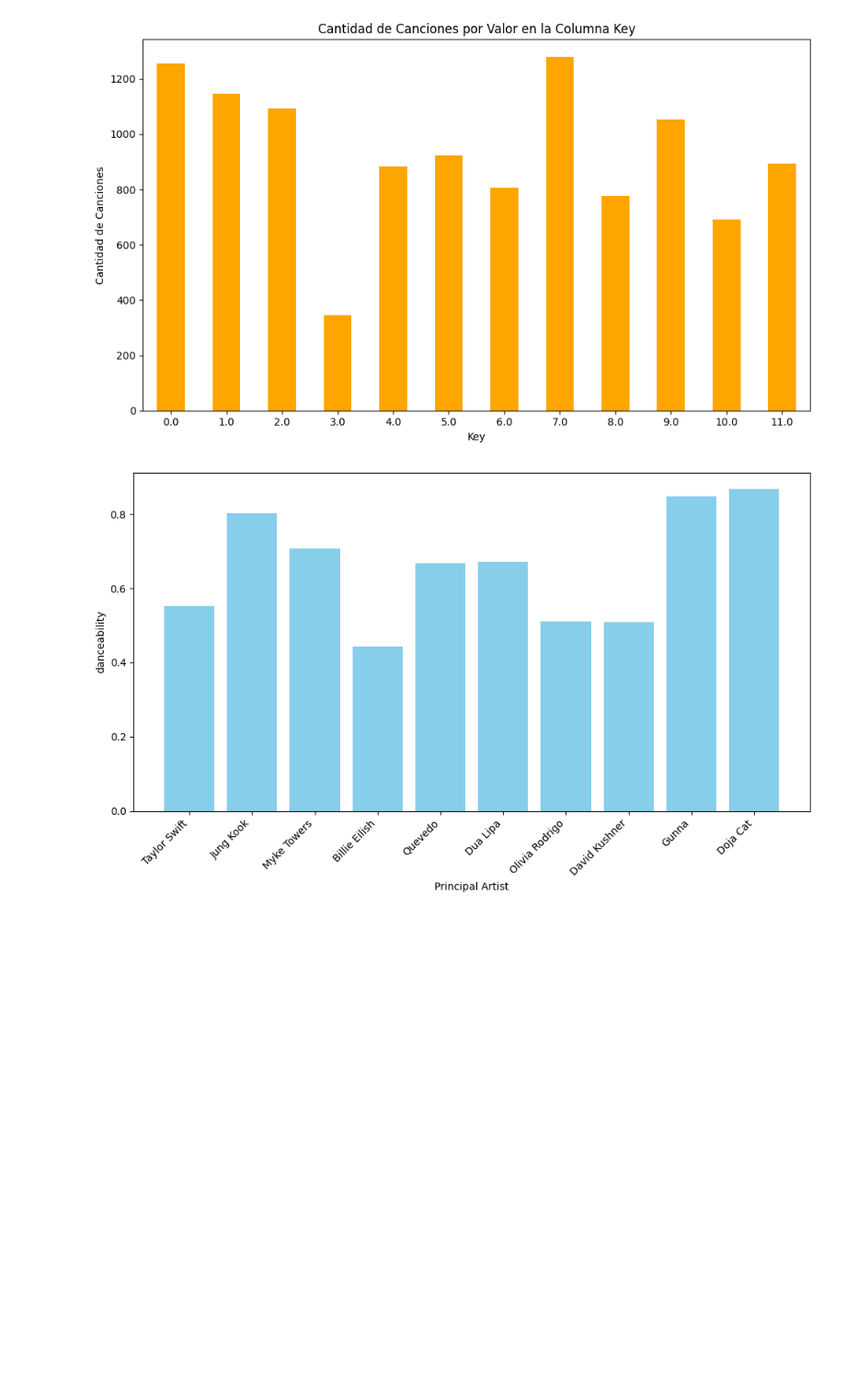
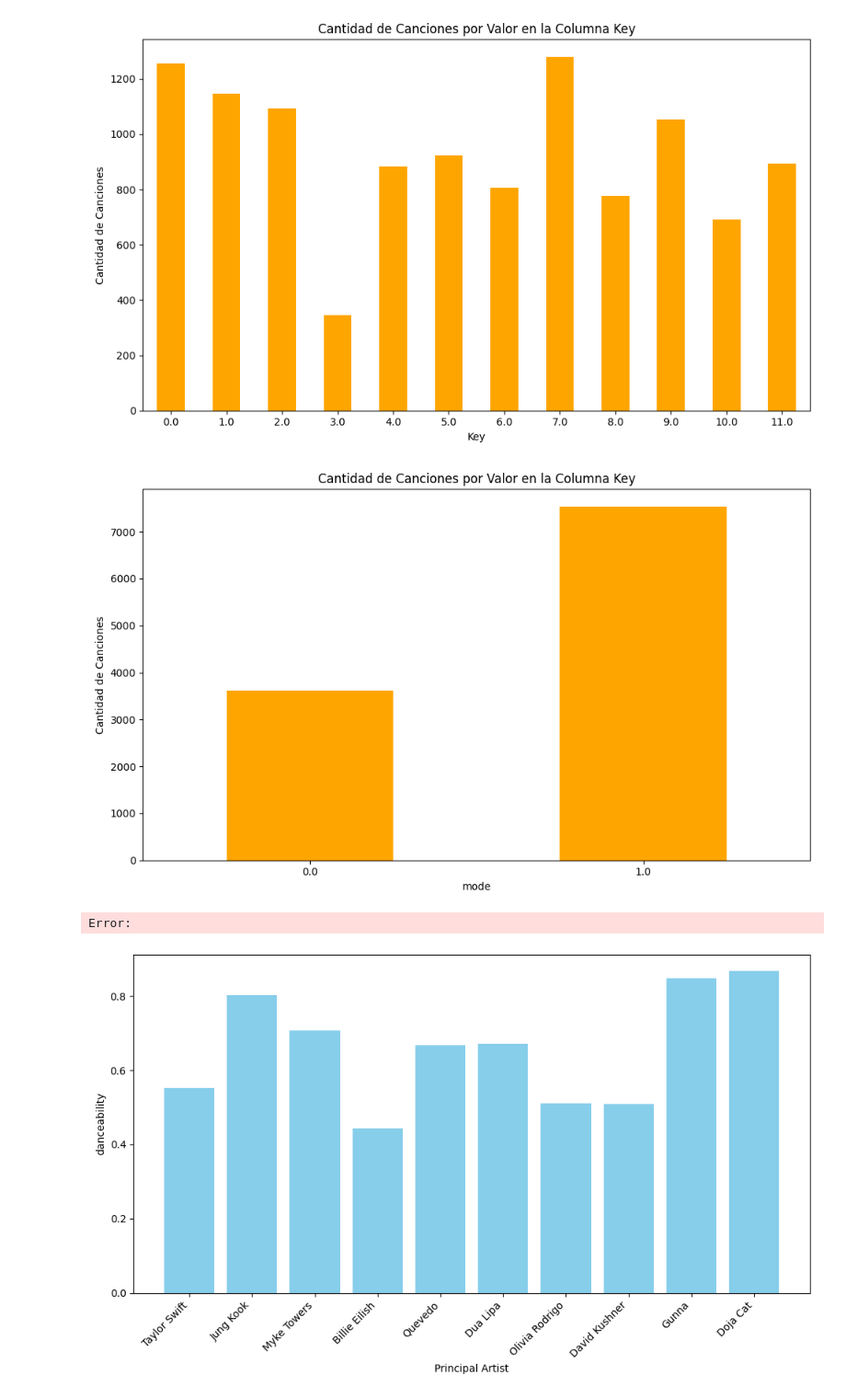
Before and after one commit to tomuzca/CLN, a Jupyter notebook: clean.ipynb, the cells around one changed output. Shown: that part at 92% size. Cells and saved outputs as stored; diff of their text form; code cells hidden in the pictures; blank space fills up the shorter version.

```diff
--- a/clean.ipynb
+++ b/clean.ipynb
@@ -101,6 +101,21 @@ plt.tight_layout()  # Ajustar el diseño para evitar cortar las etiquetas
 plt.show()
 # %% [output]
 [figure]
+# %%
+conteo_por_mode = df['mode'].value_counts()
+
+# Gráfico de barras
+plt.figure(figsize=(10, 6))
+conteo_por_mode.sort_index().plot(kind='bar', color='orange')
+plt.xlabel('mode')
+plt.ylabel('Cantidad de Canciones')
+plt.title('Cantidad de Canciones por Valor en la Columna Key')
+plt.xticks(rotation=0)  # No rotar las etiquetas en el eje x
+plt.tight_layout()  # Ajustar el diseño para evitar cortar las etiquetas
+plt.show()
+# %% [output]
+[figure, added]
+Error:
 # %%
 plt.figure(figsize=(10, 6))
 plt.bar(df_top_10_popularity['principal_artist_name'], df_top_10_popularity['danceability'], color='skyblue')
```
